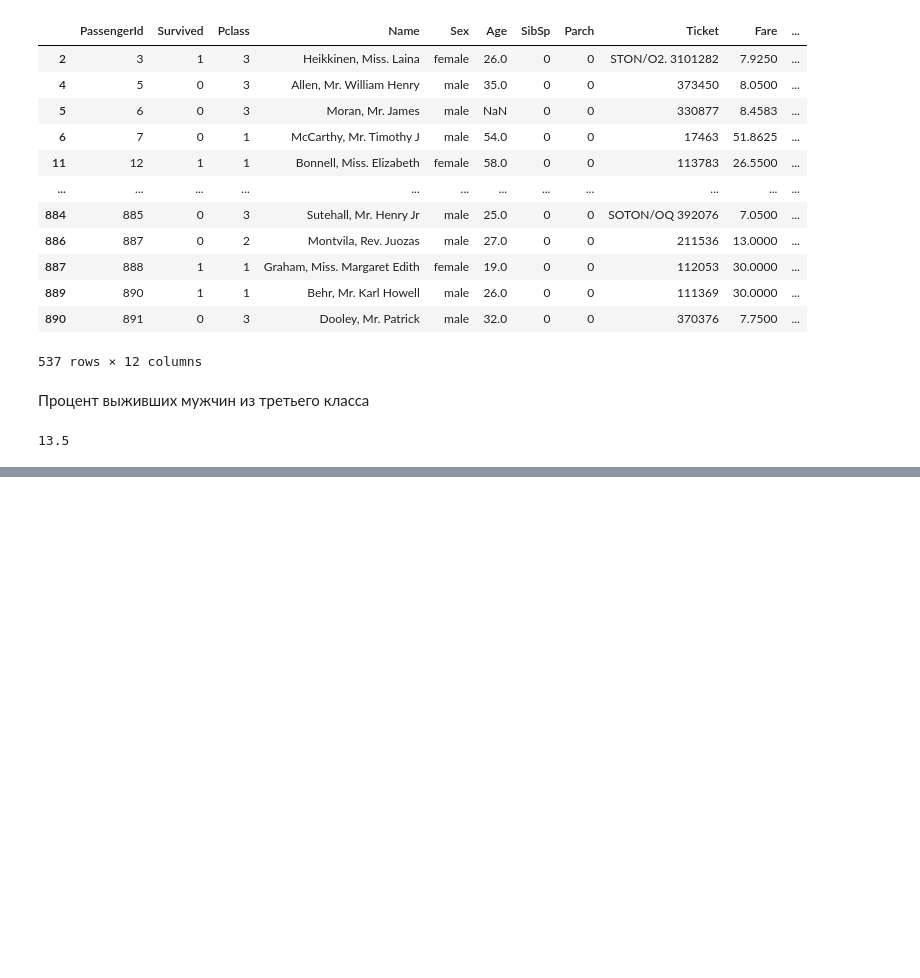
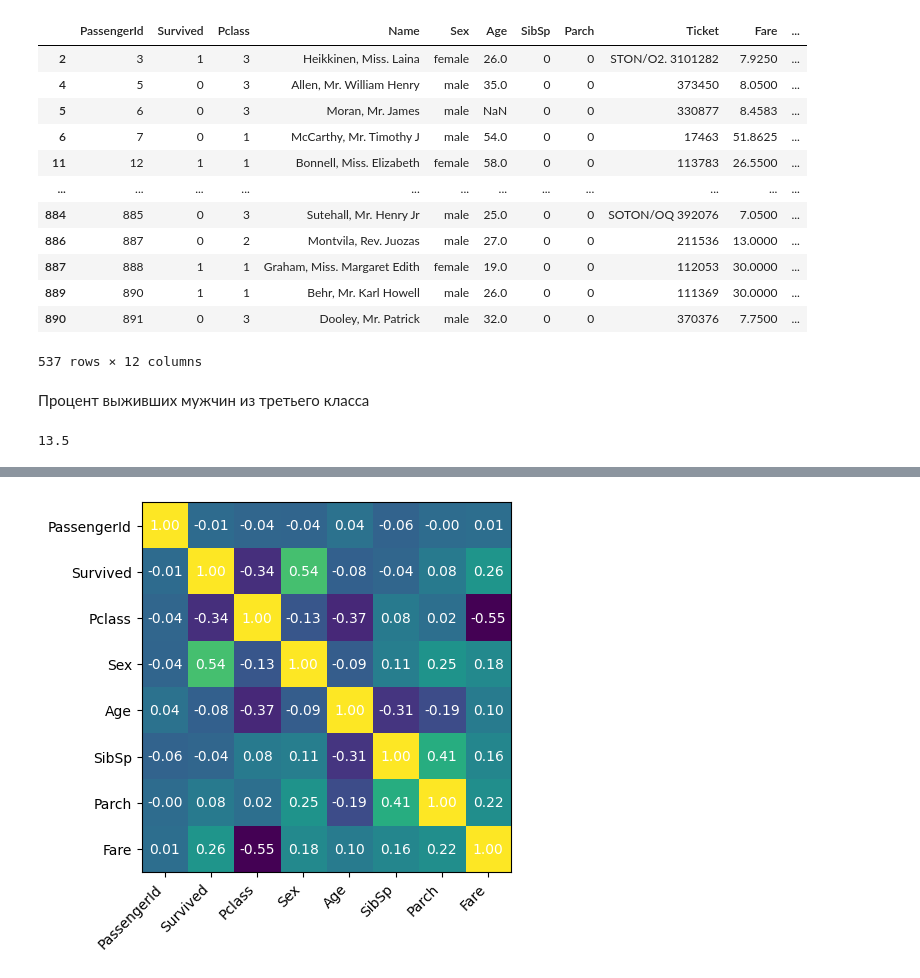
Before and after one commit to moon-may/ML, a Jupyter notebook: Titanic/Test.ipynb, the cells around one changed output, grey strips where cells are left out. Drawn from its saved outputs; the diff is of its cells as text; code cells hidden in the pictures; blank space fills up the shorter version.

Commit message:
corr_matrix

```diff
--- a/Titanic/Test.ipynb
+++ b/Titanic/Test.ipynb
@@ -140,0 +172,5 @@ round(surv_male_3 / unsurv_male_3 * 100, 1)
+# %%
+df_num = df.drop(columns=['Name', 'Ticket', 'Cabin', 'Embarked'])
+gender_map = {'female': 1, 'male': 0}
+df_num['Sex'] = df_num['Sex'].map(gender_map)
+df_num
@@ -140,0 +191,16 @@ round(surv_male_3 / unsurv_male_3 * 100, 1)
+# %%
+corr_matrix = df_num.corr()
+
+plt.imshow(corr_matrix)
+
+labels = corr_matrix.columns
+plt.xticks(np.arange(len(labels)), labels, rotation=45, ha='right')
+plt.yticks(np.arange(len(labels)), labels)
+
+for (i, j), val in np.ndenumerate(df_num.corr()):
+    plt.text(j, i, f'{val:.2f}', ha='center', va='center',
+             color='white')
+
+plt.show()
+# %% [output]
+[figure, added]
```
Also changed, not shown: parts of 9 cells of this notebook.
